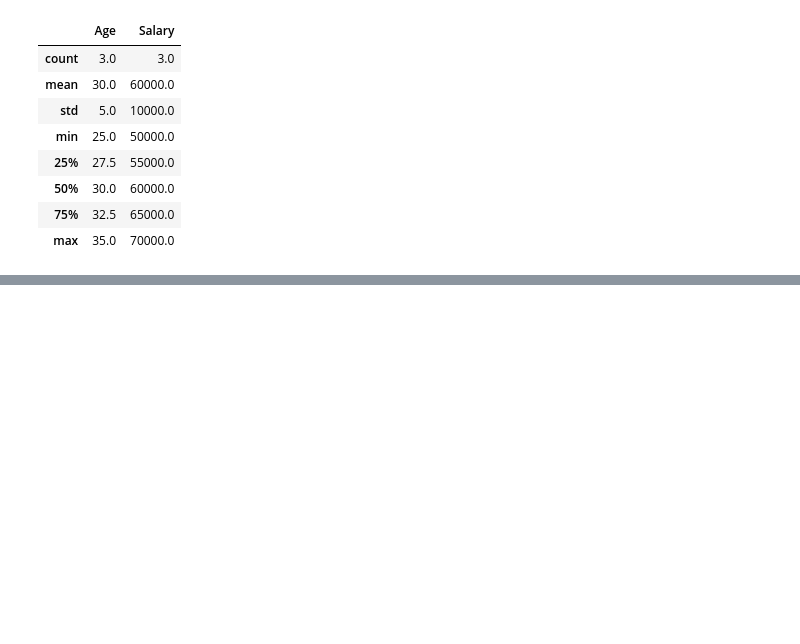
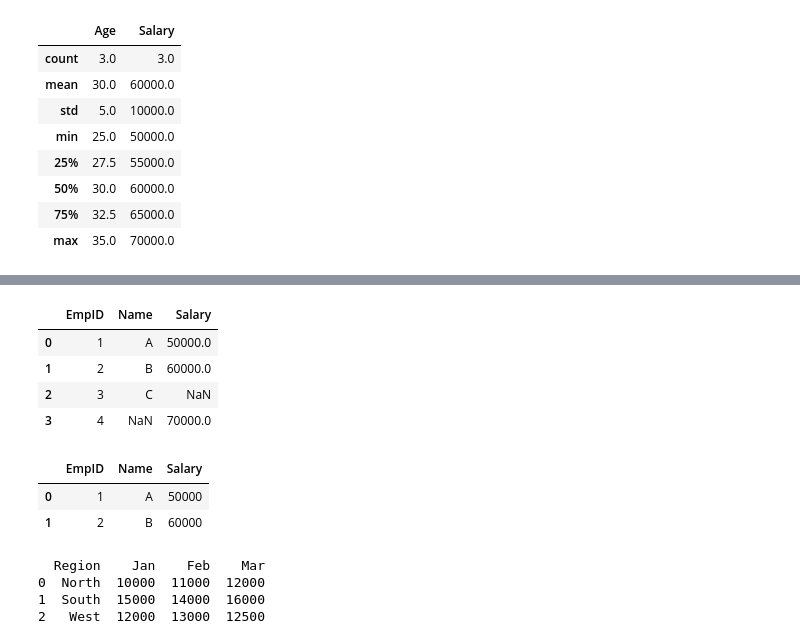
Before and after one commit to ranjeet-kadam/DSML1, a Jupyter notebook: Python/Data Analysis/Pandas.ipynb, the cells around one changed output, grey strips where cells are left out. Drawn from its saved outputs; the diff is of its cells as text; code cells hidden in the pictures; blank space fills up the shorter version.

```diff
--- a/Python/Data Analysis/Pandas.ipynb
+++ b/Python/Data Analysis/Pandas.ipynb
@@ -172,0 +280,12 @@ df.describe()
+# %%
+import pandas as pd
+
+df1 = pd.DataFrame({
+    'EmpID': [1, 2, 3],
+    'Name': ['A', 'B', 'C']
+})
+
+df2 = pd.DataFrame({
+    'EmpID': [1, 2, 4],
+    'Salary': [50000, 60000, 70000]
+})
@@ -172,0 +312,31 @@ df.describe()
+# %%
+pd.merge(df1, df2, on='EmpID', how='outer')
+# %% [output]
+|  | EmpID | Name | Salary |
+| 0 | 1 | A | 50000.0 |
+| 1 | 2 | B | 60000.0 |
+| 2 | 3 | C | NaN |
+| 3 | 4 | NaN | 70000.0 |
+# %%
+df_join = df1.join(df2.set_index('EmpID'),on = 'EmpID',how = 'inner')
+df_join
+# %% [output]
+|  | EmpID | Name | Salary |
+| 0 | 1 | A | 50000 |
+| 1 | 2 | B | 60000 |
+# %%
+import pandas as pd
+
+df = pd.DataFrame({
+    'Region': ['North', 'South', 'West'],
+    'Jan': [10000, 15000, 12000],
+    'Feb': [11000, 14000, 13000],
+    'Mar': [12000, 16000, 12500]
+})
+
+print(df)
+# %% [output]
+  Region    Jan    Feb    Mar
+0  North  10000  11000  12000
+1  South  15000  14000  16000
+2   West  12000  13000  12500
```
Also changed, not shown: parts of 22 cells of this notebook, 31 other files.
